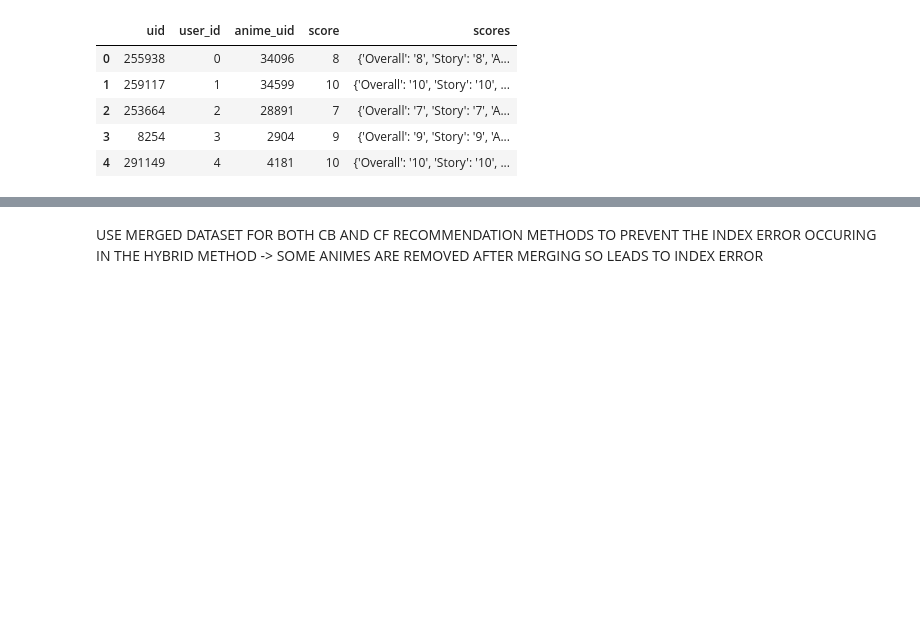
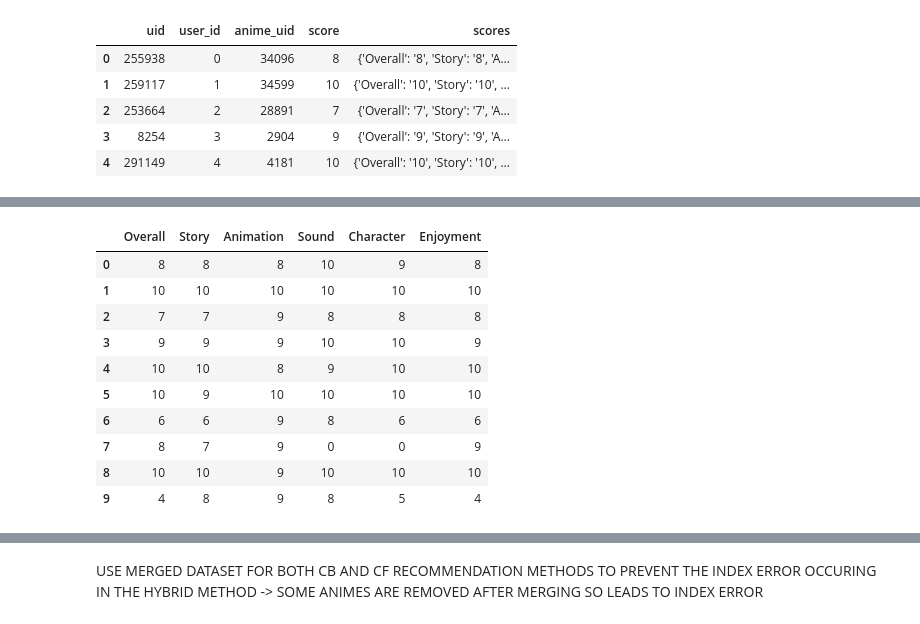
Before and after one commit to Haaris-Syed/AnimeRecommender, a Jupyter notebook: AnimeDataset-Preprocessing.ipynb, the cells around one changed output, grey strips where cells are left out. Drawn from its saved outputs; the diff is of its cells as text; code cells hidden in the pictures; blank space fills up the shorter version.

```diff
--- a/AnimeDataset-Preprocessing.ipynb
+++ b/AnimeDataset-Preprocessing.ipynb
@@ -90,3 +90,9 @@ user_ratings_df.head()
 | 2 | 253664 | 2 | 28891 | 7 | {'Overall': '7', 'Story': '7', 'A... |
 | 3 | 8254 | 3 | 2904 | 9 | {'Overall': '9', 'Story': '9', 'A... |
 | 4 | 291149 | 4 | 4181 | 10 | {'Overall': '10', 'Story': '10', ... |
+# %%
+user_ratings_df['scores'] = user_ratings_df['scores'].str.replace("'", "", regex=False)
+user_ratings_df['scores'] = user_ratings_df['scores'].str.replace("{", "", regex=False)
+user_ratings_df['scores'] = user_ratings_df['scores'].str.replace("}", "", regex=False)
+
+user_ratings_df.head()
@@ -92,0 +106,4 @@ user_ratings_df.head()
+# %%
+user_ratings_df['scores'] = [re.sub("[^0-9,]", "", anime) for anime in user_ratings_df['scores']]
+
+user_ratings_df.head()
@@ -92,0 +117,17 @@ user_ratings_df.head()
+# %%
+category_ratings_df = user_ratings_df['scores'].str.split(",", expand=True)
+category_ratings_df.columns = ['Overall', 'Story', 'Animation','Sound', 'Character', 'Enjoyment']
+
+category_ratings_df.head(10)
+# %% [output]
+|  | Overall | Story | Animation | Sound | Character | Enjoyment |
+| 0 | 8 | 8 | 8 | 10 | 9 | 8 |
+| 1 | 10 | 10 | 10 | 10 | 10 | 10 |
+| 2 | 7 | 7 | 9 | 8 | 8 | 8 |
+| 3 | 9 | 9 | 9 | 10 | 10 | 9 |
+| 4 | 10 | 10 | 8 | 9 | 10 | 10 |
+| 5 | 10 | 9 | 10 | 10 | 10 | 10 |
+| 6 | 6 | 6 | 9 | 8 | 6 | 6 |
+| 7 | 8 | 7 | 9 | 0 | 0 | 9 |
+| 8 | 10 | 10 | 9 | 10 | 10 | 10 |
+| 9 | 4 | 8 | 9 | 8 | 5 | 4 |
```
Also changed, not shown: parts of 5 cells of this notebook.
